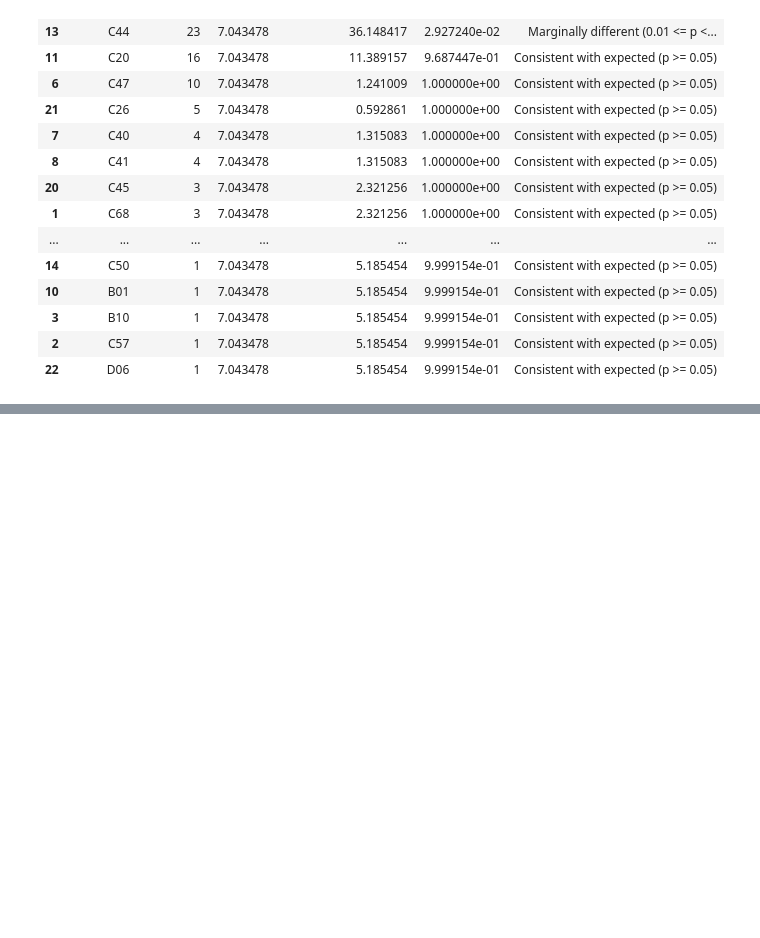
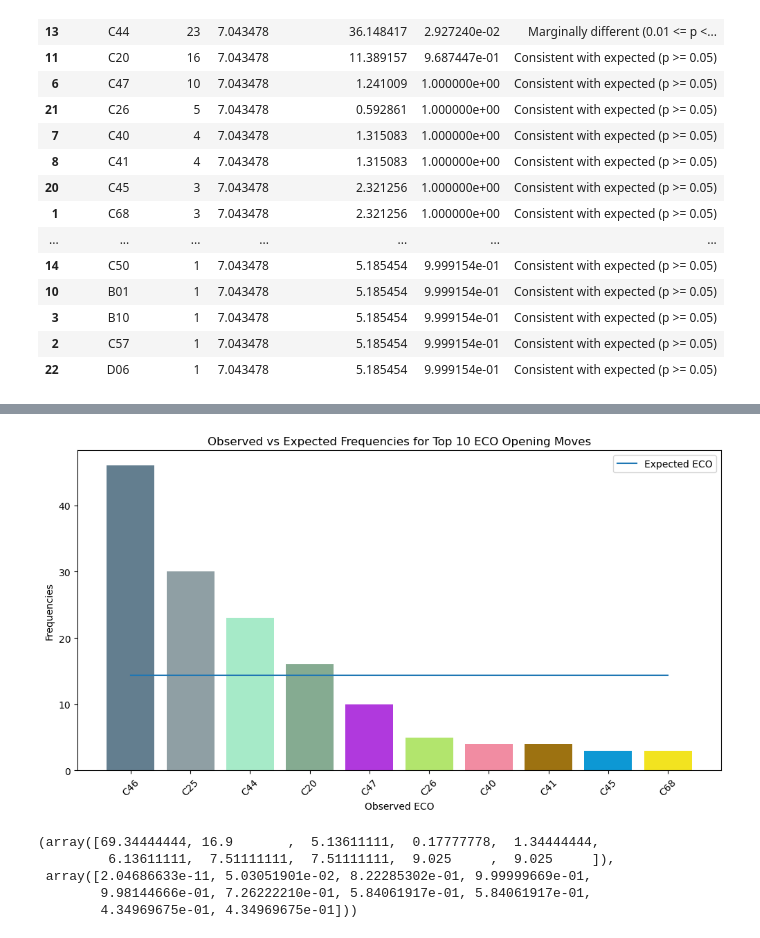
Before and after one commit to johnsonlarryl/csce-5320, a Jupyter notebook: notebooks/personal_positions.ipynb, the cells around one changed output, grey strips where cells are left out. Drawn from its saved outputs; the diff is of its cells as text; code cells hidden in the pictures; blank space fills up the shorter version.

```diff
--- a/notebooks/personal_positions.ipynb
+++ b/notebooks/personal_positions.ipynb
@@ -256,0 +356,24 @@ hypothesis_test_question_1b
+# %%
+plt.figure(figsize=(12, 6))
+plt.bar(range(len(observed_question_2a)),
+        observed_question_2a,
+        color=get_random_colors(observed_question_2a))
+plt.plot(range(len(expected_question_2a)), expected_question_2a, label="Expected ECO")
+plt.title("Observed vs Expected Frequencies for Top 10 ECO Opening Moves")
+plt.xticks(range(len(question_2a_top_10_game_counts["eco"])), question_2a_top_10_game_counts["eco"], rotation=45)
+plt.xlabel("Observed ECO")
+plt.ylabel("Frequencies")
+plt.legend()
+plt.show()
+# %% [output]
+[figure, added]
+# %%
+chi_squared_statistic_question_2a, p_value_question_2a = ChiSquaredTest.calculate_goodness_of_fit(observed_question_2a,
+                                                                                                  expected_question_2a)
+chi_squared_statistic_question_2a, p_value_question_2a
+# %% [output]
+(array([69.34444444, 16.9       ,  5.13611111,  0.17777778,  1.34444444,
+         6.13611111,  7.51111111,  7.51111111,  9.025     ,  9.025     ]),
+ array([2.04686633e-11, 5.03051901e-02, 8.22285302e-01, 9.99999669e-01,
+        9.98144666e-01, 7.26222210e-01, 5.84061917e-01, 5.84061917e-01,
+        4.34969675e-01, 4.34969675e-01]))
```
Also changed, not shown: parts of 13 cells of this notebook.
